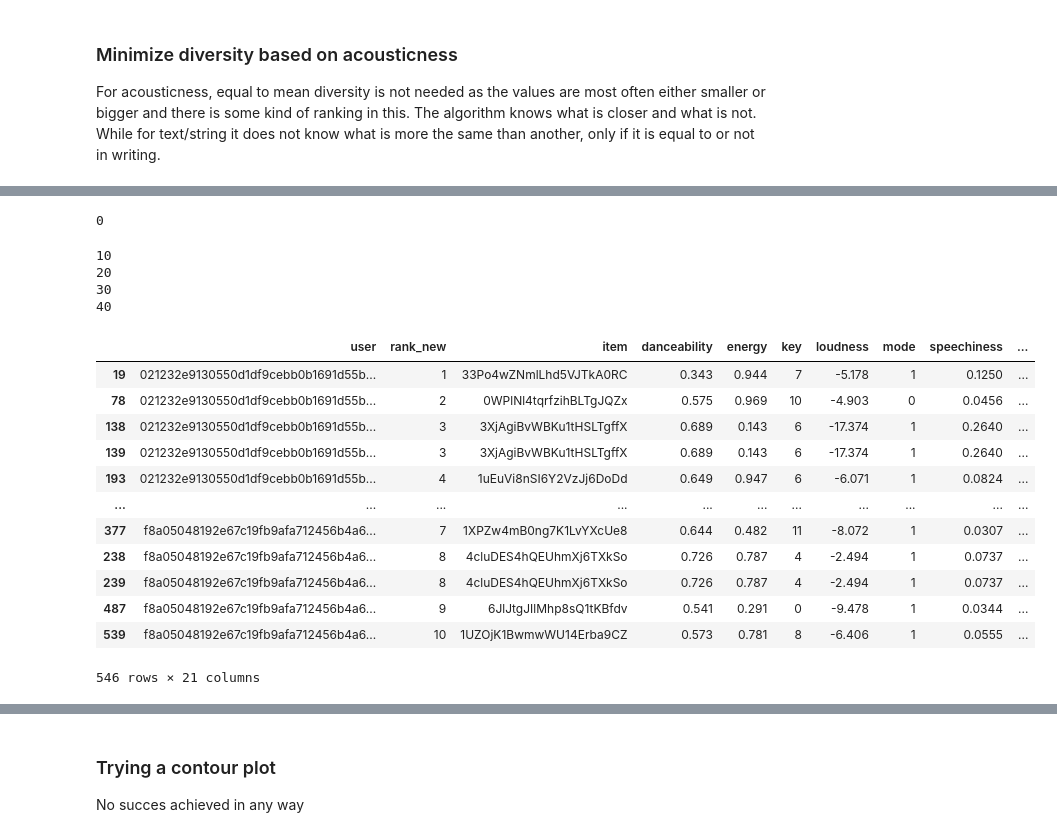
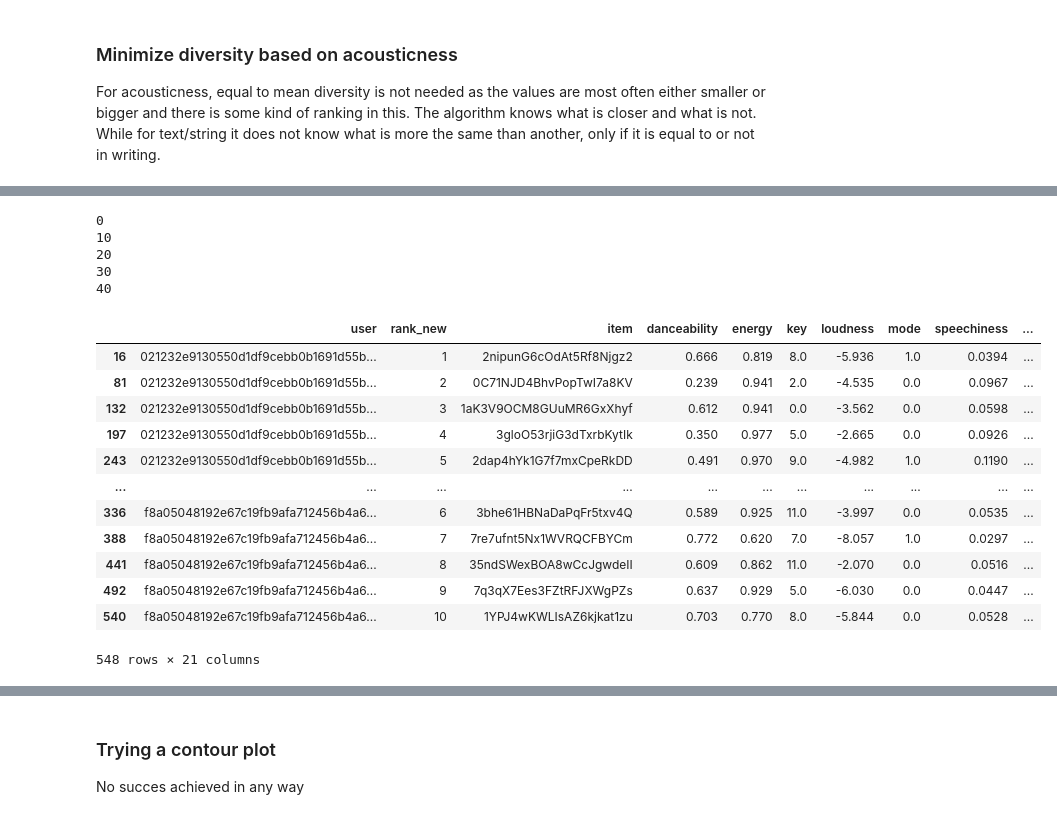
Before and after one commit to bocsardigergely/dss-group-assignment, a Jupyter notebook: Diversification and recommendation part.ipynb, the cells around one changed output, grey strips where cells are left out. Cells and saved outputs as stored; diff of their text form; code cells hidden in the pictures.

```diff
--- a/Diversification and recommendation part.ipynb
+++ b/Diversification and recommendation part.ipynb
@@ -747,7 +747,7 @@ for user in l_unique_user:
     if len(dict_rec_div)%10 == 0:
         print(len(dict_rec_div))
 
-    user_recs = recs_non_diverse[recs_non_diverse["user"] == user]
+    user_recs = recs_long[recs_long["user"] == user]
     user_top_items = user_recs.item.tolist()
 
     rec_list = [user_top_items[0]]
@@ -829,3 +829,7 @@ sns.histplot(data=user_ild_combined, x="il_diversity", hue="type")
 # %% [markdown]
 ### Minimize diversity based on acousticness
 For acousticness, equal to mean diversity is not needed as the values are most often either smaller or bigger and there is some kind of ranking in this. The algorithm knows what is closer and what is not. While for text/string it does not know what is more the same than another, only if it is equal to or not in writing.
+# %%
+# Get the top 10 recommendations
+recs_diverse_top10 = recs_short[recs_short["rank"] <= 10]
+recs_diverse_top10
@@ -831,0 +850,25 @@ For acousticness, equal to mean diversity is not needed as the values are most o
+# %%
+# Calculate the unique artists in the top ten for each user
+l_unique_user = recs_diverse_top10.user.unique().tolist()
+
+dict_unique_acous = {}
+
+for user in l_unique_user:
+    user_top_acous = recs_diverse_top10[recs_diverse_top10["user"] == user].acousticness.tolist()
+    dict_unique_acous[user] = len(dict(Counter(user_top_acous)))
+
+df_unique_acous = pd.DataFrame.from_dict(dict_unique_acous,
+                                          orient='index').reset_index().rename(columns={"index": "user", 0: "num_unique_acous"})
+
+# List of unique acousticness
+list_acous = recs_diverse_top10.acousticness.tolist()
+
+dict_acous_counter = dict(Counter(list_acous))
+df_acous_counter = pd.DataFrame.from_dict(dict_acous_counter,
+                                          orient='index').reset_index().rename(columns={"index": "acousticness", 0: "counts"})
+df_acous_counter["type"] = "original recs"
+df_acous_counter = df_acous_counter.sort_values(by="acousticness")
+
+dict_intradistance = {}
+acousticness = df_acous_counter.sort_values(by="acousticness").acousticness.unique().tolist()
+print(acousticness)
@@ -837,7 +893,7 @@ for user in l_unique_user:
     if len(dict_rec_div)%10 == 0:
         print(len(dict_rec_div))
 
-    user_recs = recs_diverse[recs_diverse["user"] == user]
+    user_recs = recs_short[recs_short["user"] == user]
     user_top_items = user_recs.item.tolist()
 
     rec_list = [user_top_items[0]]
@@ -870,40 +926,40 @@ for user in l_unique_user:
     dict_rec_div[user] = rec_list
 # %% [output]
 0
+10
+20
+30
+40
-10
-20
-30
-40
 # %%
 # top 10 new recommendations after diversification
 rec_div = pd.DataFrame.from_dict(dict_rec_div, orient='index').reset_index().rename(columns={"index": "user"})
 rec_div = pd.melt(rec_div, id_vars=['user'], value_vars=[0, 1, 2, 3, 4, 5, 6, 7, 8, 9]).rename(
     columns={"variable": "rank_new", "value": "item"})
-rec_div_top10_min_acous = pd.merge(rec_div, recs_diverse[['danceability', 'energy', 'key', 'loudness', 'mode', 'speechiness', 'acousticness',
+rec_div_top10_min_acous = pd.merge(rec_div, recs_short[['danceability', 'energy', 'key', 'loudness', 'mode', 'speechiness', 'acousticness',
                                                             'instrumentalness', 'liveness', 'valence', 'tempo', 'type', 'item', 'uri', 'track_href',
                                                             'analysis_url','duration_ms', 'time_signature', 'rank']], on="item")
 
 # start ranking from 1 rather than 0
 rec_div_top10_min_acous["rank_new"] = rec_div_top10_min_acous["rank_new"] + 1
 rec_div_top10_min_acous = rec_div_top10_min_acous.sort_values(by=["user", "rank_new"])
 
 # add which kind of diversification
 rec_div_top10_min_acous["type"] = "min_diversified_acous"
 rec_div_top10_min_acous
 # %% [output]
 |  | user | rank_new | item | danceability | energy | key | loudness | mode | speechiness | ... |
-| 19 | 021232e9130550d1df9cebb0b1691d55b... | 1 | 33Po4wZNmlLhd5VJTkA0RC | 0.343 | 0.944 | 7 | -5.178 | 1 | 0.1250 | ... |
-| 78 | 021232e9130550d1df9cebb0b1691d55b... | 2 | 0WPlNl4tqrfzihBLTgJQZx | 0.575 | 0.969 | 10 | -4.903 | 0 | 0.0456 | ... |
-| 138 | 021232e9130550d1df9cebb0b1691d55b... | 3 | 3XjAgiBvWBKu1tHSLTgffX | 0.689 | 0.143 | 6 | -17.374 | 1 | 0.2640 | ... |
-| 139 | 021232e9130550d1df9cebb0b1691d55b... | 3 | 3XjAgiBvWBKu1tHSLTgffX | 0.689 | 0.143 | 6 | -17.374 | 1 | 0.2640 | ... |
-| 193 | 021232e9130550d1df9cebb0b1691d55b... | 4 | 1uEuVi8nSI6Y2VzJj6DoDd | 0.649 | 0.947 | 6 | -6.071 | 1 | 0.0824 | ... |
+| 16 | 021232e9130550d1df9cebb0b1691d55b... | 1 | 2nipunG6cOdAt5Rf8Njgz2 | 0.666 | 0.819 | 8.0 | -5.936 | 1.0 | 0.0394 | ... |
+| 81 | 021232e9130550d1df9cebb0b1691d55b... | 2 | 0C71NJD4BhvPopTwI7a8KV | 0.239 | 0.941 | 2.0 | -4.535 | 0.0 | 0.0967 | ... |
+| 132 | 021232e9130550d1df9cebb0b1691d55b... | 3 | 1aK3V9OCM8GUuMR6GxXhyf | 0.612 | 0.941 | 0.0 | -3.562 | 0.0 | 0.0598 | ... |
+| 197 | 021232e9130550d1df9cebb0b1691d55b... | 4 | 3gloO53rjiG3dTxrbKytIk | 0.350 | 0.977 | 5.0 | -2.665 | 0.0 | 0.0926 | ... |
+| 243 | 021232e9130550d1df9cebb0b1691d55b... | 5 | 2dap4hYk1G7f7mxCpeRkDD | 0.491 | 0.970 | 9.0 | -4.982 | 1.0 | 0.1190 | ... |
 | ... | ... | ... | ... | ... | ... | ... | ... | ... | ... | ... |
-| 377 | f8a05048192e67c19fb9afa712456b4a6... | 7 | 1XPZw4mB0ng7K1LvYXcUe8 | 0.644 | 0.482 | 11 | -8.072 | 1 | 0.0307 | ... |
-| 238 | f8a05048192e67c19fb9afa712456b4a6... | 8 | 4cluDES4hQEUhmXj6TXkSo | 0.726 | 0.787 | 4 | -2.494 | 1 | 0.0737 | ... |
-| 239 | f8a05048192e67c19fb9afa712456b4a6... | 8 | 4cluDES4hQEUhmXj6TXkSo | 0.726 | 0.787 | 4 | -2.494 | 1 | 0.0737 | ... |
-| 487 | f8a05048192e67c19fb9afa712456b4a6... | 9 | 6JlJtgJIlMhp8sQ1tKBfdv | 0.541 | 0.291 | 0 | -9.478 | 1 | 0.0344 | ... |
-| 539 | f8a05048192e67c19fb9afa712456b4a6... | 10 | 1UZOjK1BwmwWU14Erba9CZ | 0.573 | 0.781 | 8 | -6.406 | 1 | 0.0555 | ... |
+| 336 | f8a05048192e67c19fb9afa712456b4a6... | 6 | 3bhe61HBNaDaPqFr5txv4Q | 0.589 | 0.925 | 11.0 | -3.997 | 0.0 | 0.0535 | ... |
+| 388 | f8a05048192e67c19fb9afa712456b4a6... | 7 | 7re7ufnt5Nx1WVRQCFBYCm | 0.772 | 0.620 | 7.0 | -8.057 | 1.0 | 0.0297 | ... |
+| 441 | f8a05048192e67c19fb9afa712456b4a6... | 8 | 35ndSWexBOA8wCcJgwdeII | 0.609 | 0.862 | 11.0 | -2.070 | 0.0 | 0.0516 | ... |
+| 492 | f8a05048192e67c19fb9afa712456b4a6... | 9 | 7q3qX7Ees3FZtRFJXWgPZs | 0.637 | 0.929 | 5.0 | -6.030 | 0.0 | 0.0447 | ... |
+| 540 | f8a05048192e67c19fb9afa712456b4a6... | 10 | 1YPJ4wKWLIsAZ6kjkat1zu | 0.703 | 0.770 | 8.0 | -5.844 | 0.0 | 0.0528 | ... |
-546 rows × 21 columns
+548 rows × 21 columns
 # %%
 # Plotting the difference between original diversity score of the top 10 list and the new diversity score for top 10 within one histogram
 dict_ild_div = il_diversity_int(rec_div_top10_min_acous)
```
Also changed, not shown: parts of 12 cells of this notebook.
